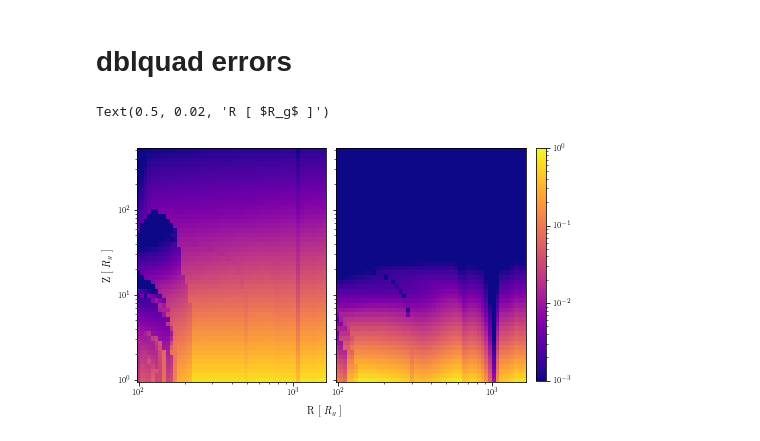
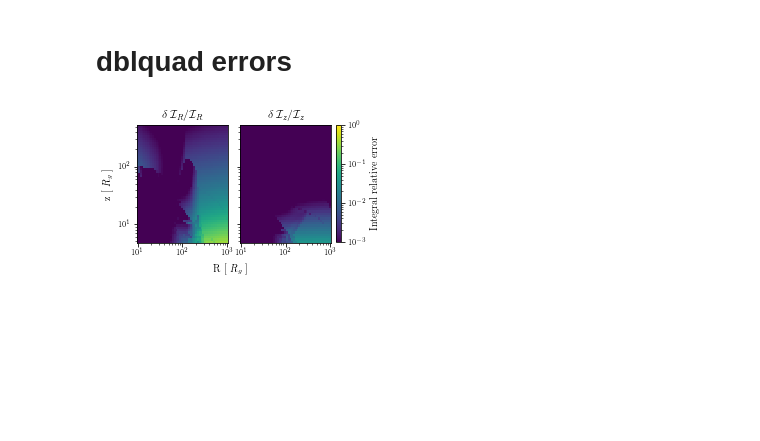
Before and after one commit to arnauqb/qwind, a Jupyter notebook: Notebooks/paper_plots.ipynb, the cells around one changed output. Drawn from its saved outputs; the diff is of its cells as text; code cells hidden in the pictures; blank space fills up the shorter version.

```diff
--- a/Notebooks/paper_plots.ipynb
+++ b/Notebooks/paper_plots.ipynb
@@ -404,6 +419,6 @@ Text(0.5, -0.05, 'Iteration number')
 # %%
-r_range = np.geomspace(100,1600,51)
-z_range = np.geomspace(1, 500,50)
+r_range = np.geomspace(10,1000,51)
+z_range = np.geomspace(5, 500,50)
 # %%
 old_grid = []
 q_grid = []
@@ -411,16 +426,16 @@ dq_grid = []
 dq_error_grid = []
 for r in r_range:
     for z in z_range:
-        old_int = np.array(aux_numba.qwind_integration(r,z))
-        old_grid.append(old_int)
-        q_int = np.array(aux_numba.integration_quad_nointerp(r,z, dblquad.r_min, dblquad.r_max ))
-        q_grid.append(q_int)
+        #old_int = np.array(aux_numba.qwind_integration(r,z))
+        #old_grid.append(old_int)
+        #q_int = np.array(aux_numba.integration_quad_nointerp(r,z, dblquad.r_min, dblquad.r_max ))
+        #q_grid.append(q_int)
         dq_int = np.array(aux_numba.qwind_integration_dblquad(r, z, dblquad.r_min, dblquad.r_max))
         dq_int_val = dq_int[[0,1]]
         dq_error = np.array(dq_int[[2,3]]) / dq_int_val
         dq_grid.append(dq_int_val)
         dq_error_grid.append(dq_error)
-old_grid = np.array(old_grid).reshape(51,50,2)
-q_grid = np.array(q_grid).reshape(51,50,2)
+#old_grid = np.array(old_grid).reshape(51,50,2)
+#q_grid = np.array(q_grid).reshape(51,50,2)
 dq_grid = np.array(dq_grid).reshape(51,50,2)
 dq_error_grid = np.array(dq_error_grid).reshape(51,50,2)
@@ -453,14 +484,34 @@ Text(0.5, 0.02, 'R [ $R_g$ ]')
 # %% [markdown]
 # dblquad errors
 # %%
-fig, ax = plt.subplots(1,2, figsize=set_size("mnras_double"), sharex=True, sharey=True)
-plt.subplots_adjust(wspace = 0.05)
-cmap1 = plotting.pcolormesh_sensible(r_range, z_range, dq_error_grid[...,0], ax[0], cmap = "plasma", vmin = 1e-3, vmax = 1)
-cmap2 = plotting.pcolormesh_sensible(r_range, z_range, dq_error_grid[...,1], ax[1], cmap = "plasma", vmin = 1e-3, vmax = 1)
+fig, ax = plt.subplots(1,2, figsize=set_size(), sharex=True, sharey=True)
+plt.subplots_adjust(wspace = 0.13)
+cmap1 = plotting.pcolormesh_sensible(r_range,
+                                     z_range,
+                                     dq_error_grid[...,0],
+                                     ax[0],
+                                     cmap = "viridis",
+                                     vmin = 1e-3,
+                                     vmax = 1,
+                                     contour_plot = False,
+                                     n_contours = np.geomspace(1e-3, 1,4),
+                                    )
+cmap2 = plotting.pcolormesh_sensible(r_range,
+                                     z_range,
+                                     dq_error_grid[...,1],
+                                     ax[1],
+                                     cmap = "viridis",
+                                     vmin = 1e-3,
+                                     vmax = 1,
+                                     contour_plot = False,
+                                     n_contours = np.geomspace(1e-3, 1,4),
+                                    )
 cbar_ax = fig.add_axes([0.92, 0.13, 0.02, 0.75])
-fig.colorbar(cmap1, cax=cbar_ax)
-ax[0].set_ylabel(r"Z [ $R_g$ ]")
-fig.text(0.5, 0.02, r"R [ $R_g$ ]", ha='center')
+ax[0].set_title(r"$\delta \, \mathcal I_R / \mathcal I_R$")
+ax[1].set_title(r"$\delta \, \mathcal I_z / \mathcal I_z$")
+fig.colorbar(cmap1, cax=cbar_ax, label=r"Integral relative error")
+ax[0].set_ylabel(r"z [ $R_g$ ]")
+fig.text(0.5, -0.07, r"R [ $R_g$ ]", ha='center')
+fig.savefig("dblquad_errors.pdf", bbox_inches="tight")
 # %% [output]
-Text(0.5, 0.02, 'R [ $R_g$ ]')
-[figure, old version]
+[figure, new version]
```
Also changed, not shown: parts of 18 cells of this notebook, 6 other files.
